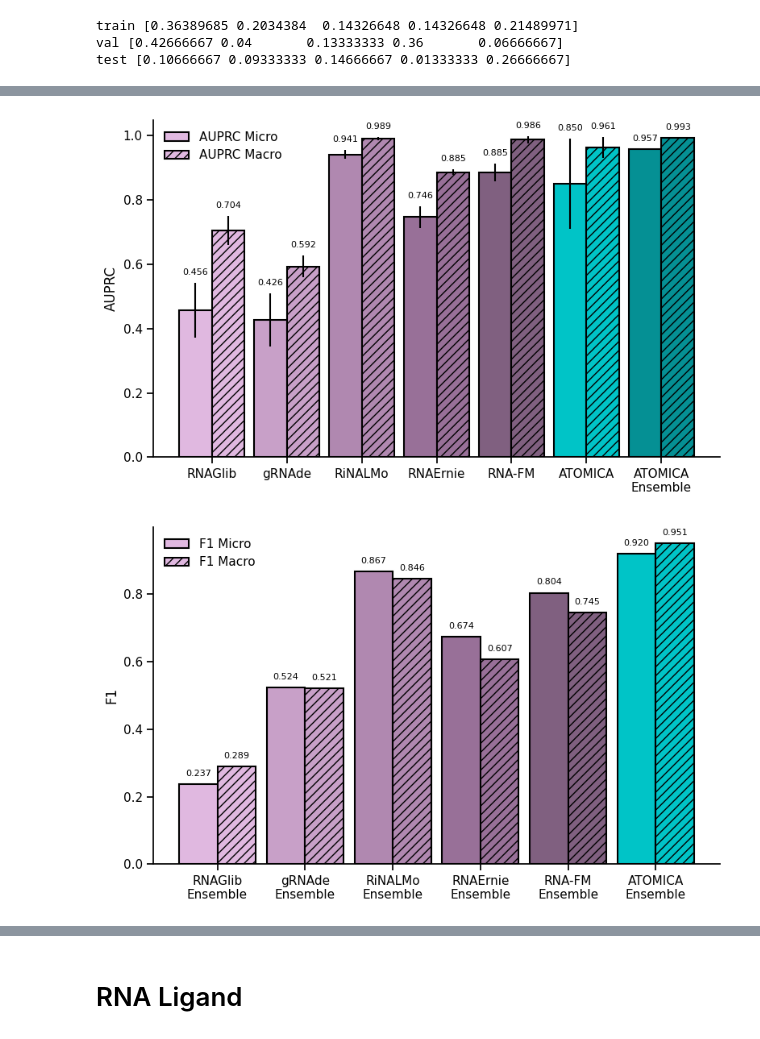
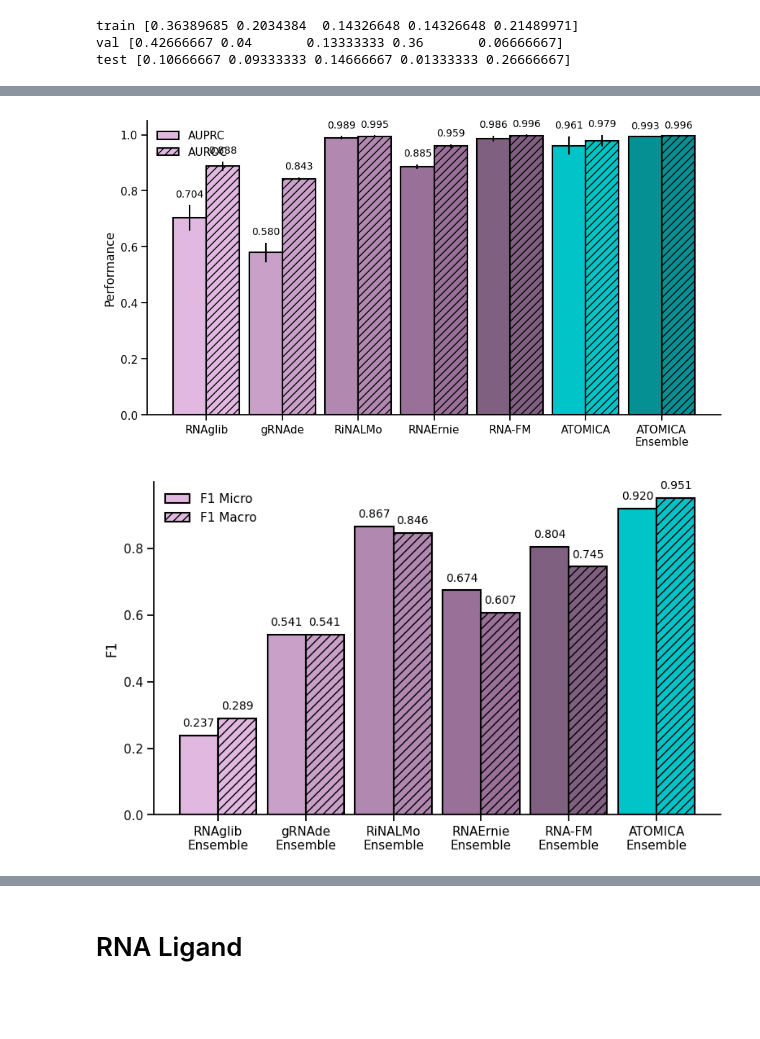
Before and after one commit to mims-harvard/ATOMICA, a Jupyter notebook: case_studies/rnaglib_tasks/results.ipynb, the cells around one changed output, grey strips where cells are left out. Drawn from its saved outputs; the diff is of its cells as text; code cells hidden in the pictures; blank space fills up the shorter version.

```diff
--- a/case_studies/rnaglib_tasks/results.ipynb
+++ b/case_studies/rnaglib_tasks/results.ipynb
@@ -220,6 +422,10 @@ Not SOTA
 # %%
 baselines = []
 for baseline_model in ["rinalmo","rnafm","rnaernie","grnade"]:
+    if baseline_model != "grnade":
+        task_name = "RNAGo_subseq"
+    else:
+        task_name = "RNAGo"
     df = process_atomica_rnafm_mlp_results(f"{DATA_DIR}/{baseline_model}/RNAGo", "best_val_f1")
     df['baseline_model'] = baseline_model
     baselines.append(df)
@@ -446,7 +622,7 @@ display(all_metrics)
 # %%
 to_plot = pd.concat([
     baseline_agg_results[~baseline_agg_results.index.str.contains('(ensemble)')],
-    all_metrics,
+    all_metrics[~all_metrics.index.str.contains('-val')],
 ])
 to_plot = to_plot.reset_index()
 to_plot.rename(columns={'index': 'model'}, inplace=True)
@@ -466,7 +642,7 @@ f1_macro_means = to_plot[('f1_macro', 'mean')].values
 f1_macro_stds = to_plot[('f1_macro', 'std')].values
 
 # Create the plot
-fig, ax = plt.subplots(figsize=(8, 5))
+fig, ax = plt.subplots(figsize=(9, 5))
 
 # Plot bars side by side with no gap (adjacent positions)
 # f1_micro bars (left, solid)
@@ -496,12 +672,12 @@ for i in range(n_models):
     # F1 Micro label
     y_pos_micro = f1_micro_means[i] + (f1_micro_stds[i] if not np.isnan(f1_micro_stds[i]) else 0) + 0.02
     ax.text(x[i] - width/2, y_pos_micro, f'{f1_micro_means[i]:.3f}',
-            ha='center', va='bottom', fontsize=8)
+            ha='center', va='bottom', fontsize=10)
 
     # F1 Macro label
     y_pos_macro = f1_macro_means[i] + (f1_macro_stds[i] if not np.isnan(f1_macro_stds[i]) else 0) + 0.02
     ax.text(x[i] + width/2, y_pos_macro, f'{f1_macro_means[i]:.3f}',
-            ha='center', va='bottom', fontsize=8)
+            ha='center', va='bottom', fontsize=10)
 
 # Customize the plot
 ax.set_ylabel('F1', fontsize=12)
@@ -512,6 +688,6 @@ ax.legend(loc='best', frameon=False)
 sns.despine()
 
 plt.tight_layout()
-plt.savefig(f"{DATA_DIR}/rnago_f1_comparison.svg", format='svg')
+plt.savefig("figures/rnago_f1_comparison.svg", format='svg')
 plt.show()
 # %% [output]
@@ -519,7 +695,7 @@ plt.show()
 # %%
 to_plot = pd.concat([
     baseline_agg_results[~baseline_agg_results.index.str.contains('(ensemble)')],
-    all_metrics,
+    all_metrics[~all_metrics.index.str.contains('-val')],
 ])
 to_plot = to_plot.reset_index()
 to_plot.rename(columns={'index': 'model'}, inplace=True)
@@ -533,62 +709,62 @@ spacing = 0.8  # Spacing between model groups (total width of each group includi
 x = np.arange(n_models) * spacing
 
 # Get values for both metrics
-auprc_micro_means = to_plot[('auprc_micro', 'mean')].values
-auprc_micro_stds = to_plot[('auprc_micro', 'std')].values
 auprc_macro_means = to_plot[('auprc_macro', 'mean')].values
 auprc_macro_stds = to_plot[('auprc_macro', 'std')].values
+auroc_macro_means = to_plot[('roc_auc_ovr_macro', 'mean')].values
+auroc_macro_stds = to_plot[('roc_auc_ovr_macro', 'std')].values
 
 # Create the plot
-fig, ax = plt.subplots(figsize=(8, 5))
+fig, ax = plt.subplots(figsize=(9, 5))
 
 # Plot bars side by side with no gap (adjacent positions)
-# auprc_micro bars (left, solid)
+# auprc_macro bars (left, solid)
 bars1 = []
 for i in range(n_models):
-    bar = ax.bar(x[i] - width/2, auprc_micro_means[i], width,
+    bar = ax.bar(x[i] - width/2, auprc_macro_means[i], width,
                  color=custom_colors[i], edgecolor='black', linewidth=1.5,
-                 label='AUPRC Micro' if i == 0 else '')
+                 label='AUPRC' if i == 0 else '')
     bars1.append(bar)
 
-# auprc_macro bars (right, with diagonal hatching)
+# auroc_macro bars (right, with diagonal hatching)
 bars2 = []
 for i in range(n_models):
-    bar = ax.bar(x[i] + width/2, auprc_macro_means[i], width,
+    bar = ax.bar(x[i] + width/2, auroc_macro_means[i], width,
                  color=custom_colors[i], edgecolor='black', linewidth=1.5,
-                 hatch='///', label='AUPRC Macro' if i == 0 else '')
+                 hatch='///', label='AUROC' if i == 0 else '')
     bars2.append(bar)
 
 # Add error bars
-ax.errorbar(x - width/2, auprc_micro_means, yerr=auprc_micro_stds,
+ax.errorbar(x - width/2, auprc_macro_means, yerr=auprc_macro_stds,
             fmt='none', c='black', elinewidth=1.5, capsize=0)
-ax.errorbar(x + width/2, auprc_macro_means, yerr=auprc_macro_stds,
+ax.errorbar(x + width/2, auroc_macro_means, yerr=auroc_macro_stds,
             fmt='none', c='black', elinewidth=1.5, capsize=0)
 
 # Add text labels on top of bars
 for i in range(n_models):
-    # AUPRC Micro label
-    y_pos_micro = auprc_micro_means[i] + (auprc_micro_stds[i] if not np.isnan(auprc_micro_stds[i]) else 0) + 0.02
-    ax.text(x[i] - width/2, y_pos_micro, f'{auprc_micro_means[i]:.3f}',
-            ha='center', va='bottom', fontsize=8)
+    # F1 Micro label
+    y_pos_micro = auprc_macro_means[i] + (auprc_macro_stds[i] if not np.isnan(auprc_macro_stds[i]) else 0) + 0.02
+    ax.text(x[i] - width/2, y_pos_micro, f'{auprc_macro_means[i]:.3f}',
+            ha='center', va='bottom', fontsize=10)
 
-    # AUPRC Macro label
-    y_pos_macro = auprc_macro_means[i] + (auprc_macro_stds[i] if not np.isnan(auprc_macro_stds[i]) else 0) + 0.02
-    ax.text(x[i] + width/2, y_pos_macro, f'{auprc_macro_means[i]:.3f}',
-            ha='center', va='bottom', fontsize=8)
+    # F1 Macro label
+    y_pos_macro = auroc_macro_means[i] + (auroc_macro_stds[i] if not np.isnan(auroc_macro_stds[i]) else 0) + 0.02
+    ax.text(x[i] + width/2, y_pos_macro, f'{auroc_macro_means[i]:.3f}',
+            ha='center', va='bottom', fontsize=10)
 
 # Customize the plot
-ax.set_ylabel('AUPRC', fontsize=12)
+ax.set_ylabel('Performance', fontsize=12)
 ax.set_xlabel('', fontsize=12)
 ax.set_xticks(x)
 ax.set_xticklabels([xtick_map[model] for model in to_plot['model']])
 ax.legend(loc='best', frameon=False)
 sns.despine()
 
 plt.tight_layout()
-plt.savefig(f"{DATA_DIR}/rnago_f1_comparison.svg", format='svg')
+plt.savefig("figures/rnago_auprc_auroc_comparison.svg", format='svg')
 plt.show()
 # %% [output]
-[figure, old version]
+[figure, new version]
 # %%
 to_plot = pd.concat([
     baseline_agg_results[baseline_agg_results.index.str.contains('(ensemble)')],
@@ -642,12 +818,12 @@ for i in range(n_models):
     # F1 Micro label
     y_pos_micro = f1_micro_means[i] + (f1_micro_stds[i] if not np.isnan(f1_micro_stds[i]) else 0) + 0.02
     ax.text(x[i] - width/2, y_pos_micro, f'{f1_micro_means[i]:.3f}',
-            ha='center', va='bottom', fontsize=8)
+            ha='center', va='bottom', fontsize=10)
 
     # F1 Macro label
     y_pos_macro = f1_macro_means[i] + (f1_macro_stds[i] if not np.isnan(f1_macro_stds[i]) else 0) + 0.02
     ax.text(x[i] + width/2, y_pos_macro, f'{f1_macro_means[i]:.3f}',
-            ha='center', va='bottom', fontsize=8)
+            ha='center', va='bottom', fontsize=10)
 
 # Customize the plot
 ax.set_ylabel('F1', fontsize=12)
@@ -658,10 +834,10 @@ ax.legend(loc='best', frameon=False)
 sns.despine()
 
 plt.tight_layout()
-plt.savefig(f"{DATA_DIR}/rnago_f1_comparison.svg", format='svg')
+plt.savefig("figures/rnago_ensemble_f1_comparison.svg", format='svg')
 plt.show()
 # %% [output]
-[figure, old version]
+[figure, new version]
 # %%
 to_plot = pd.concat([
     baseline_agg_results[baseline_agg_results.index.str.contains('(ensemble)')],
```
Also changed, not shown: parts of 47 cells of this notebook, 12 other files.
